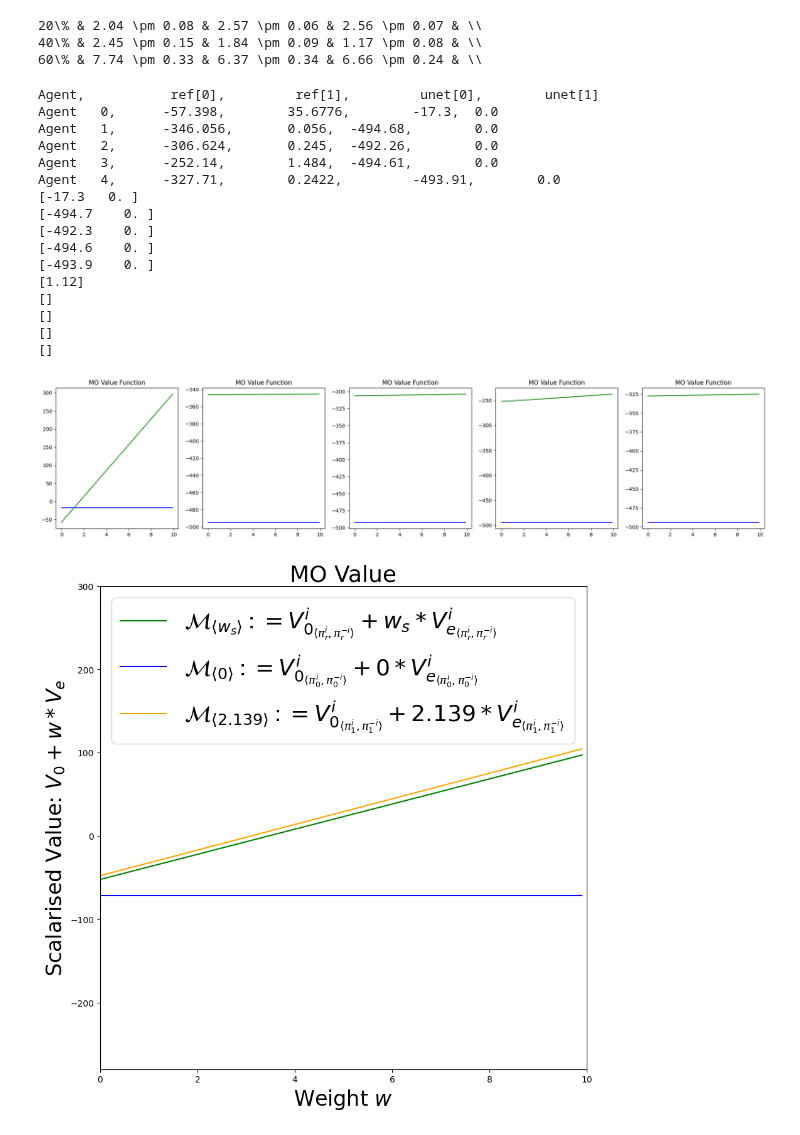
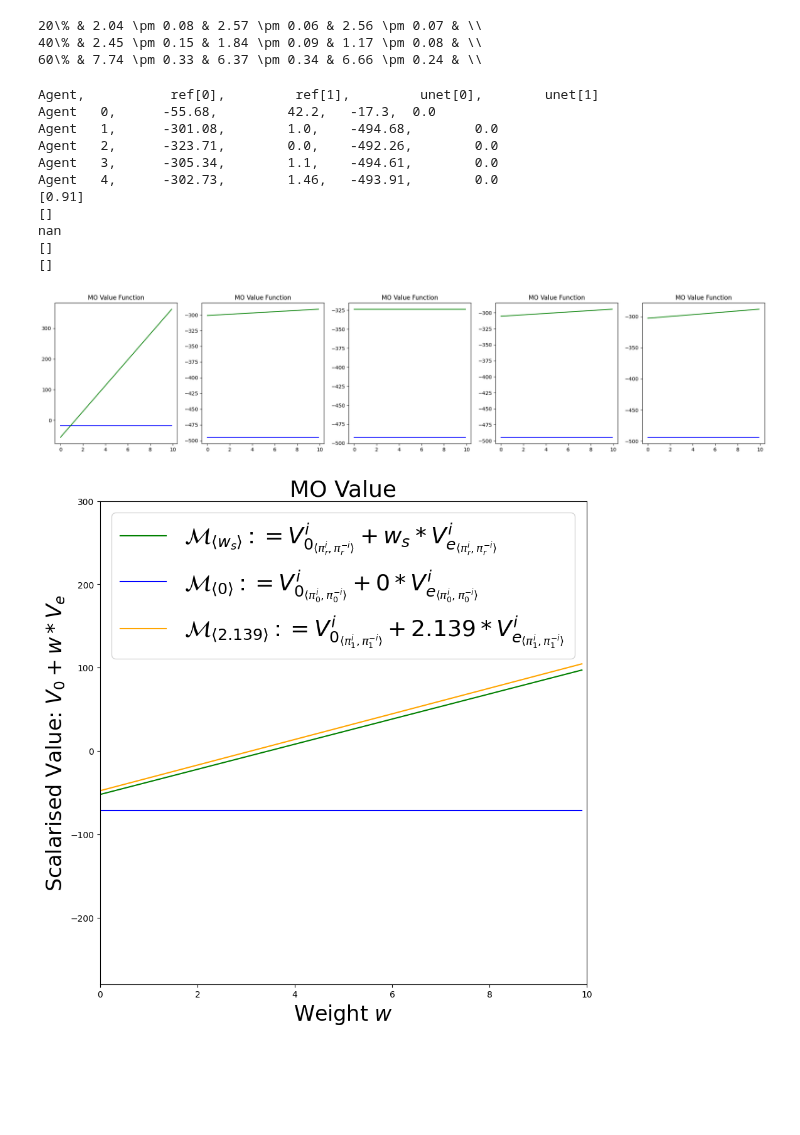
Before and after one commit to maymac00/MAEGG_IPPO, a Jupyter notebook: wes.ipynb, the cells around one changed output. Saved outputs shown, nothing was run; the diff lists cells and outputs as text; code cells hidden in the pictures; blank space fills up the shorter version.

```diff
--- a/wes.ipynb
+++ b/wes.ipynb
@@ -88,54 +88,48 @@ import matplotlib.pyplot as plt
 import  matplotlib
 # matplotlib.use("Qt5Agg")
 
-ref = policies[0.2][1]
+ref = policies[0.2][10]
 unet = policies[0.2][0]
 unet[:, 1] = 0
 
 fig, axs = plt.subplots(1, 5, figsize=(25, 5))
 step = 0.1
 # for ag in mo_value_w10:
 max_weight = 10
 # Subplot for each agent
 x = np.arange(0, max_weight, step)
 w = np.array([np.ones(int(max_weight/step)), np.arange(0, max_weight, step)])
 
 print("Agent, \t\t ref[0],\t ref[1],\t unet[0],\t unet[1]")
 for i, ag in enumerate(range(5)):
     # Print lines like: Agent i, ref[0], ref[1], unet[0], unet[1]
     print(f"Agent \t{ag}, \t{ref[ag, 0]}, \t{ref[ag, 1]}, \t{unet[ag, 0]}, \t{unet[ag, 1]}")
 
 for i, ag in enumerate(range(5)):
     axs[i].set_title("MO Value Function")
-    print(np.round(unet[ag], 1))
     axs[i].plot(x, np.dot(unet[ag], w), c="blue")
     axs[i].plot(x, np.dot(ref[ag], w), c="green")
 
 wes = []
 for ag in range(5):
     # Print intersecctions
     inter = get_intersection(unet[ag, 0], unet[ag, 1], ref[ag, 0], ref[ag, 1], max_weight=max_weight)
     print(inter)
     wes.append(inter)
 plt.show()
 # %% [output]
 Agent,           ref[0],         ref[1],         unet[0],        unet[1]
-Agent   0,      -57.398,        35.6776,        -17.3,  0.0
-Agent   1,      -346.056,       0.056,  -494.68,        0.0
-Agent   2,      -306.624,       0.245,  -492.26,        0.0
-Agent   3,      -252.14,        1.484,  -494.61,        0.0
-Agent   4,      -327.71,        0.2422,         -493.91,        0.0
-[-17.3   0. ]
-[-494.7    0. ]
-[-492.3    0. ]
-[-494.6    0. ]
-[-493.9    0. ]
-[1.12]
+Agent   0,      -55.68,         42.2,   -17.3,  0.0
+Agent   1,      -301.08,        1.0,    -494.68,        0.0
+Agent   2,      -323.71,        0.0,    -492.26,        0.0
+Agent   3,      -305.34,        1.1,    -494.61,        0.0
+Agent   4,      -302.73,        1.46,   -493.91,        0.0
+[0.91]
+[]
+nan
 []
 []
-[]
-[]
-[figure, old version]
+[figure, new version]
 # %%
 # Ploting for paper
 import matplotlib.pyplot as plt
```
Also changed, not shown: parts of 1 cell of this notebook, 4 other files.
